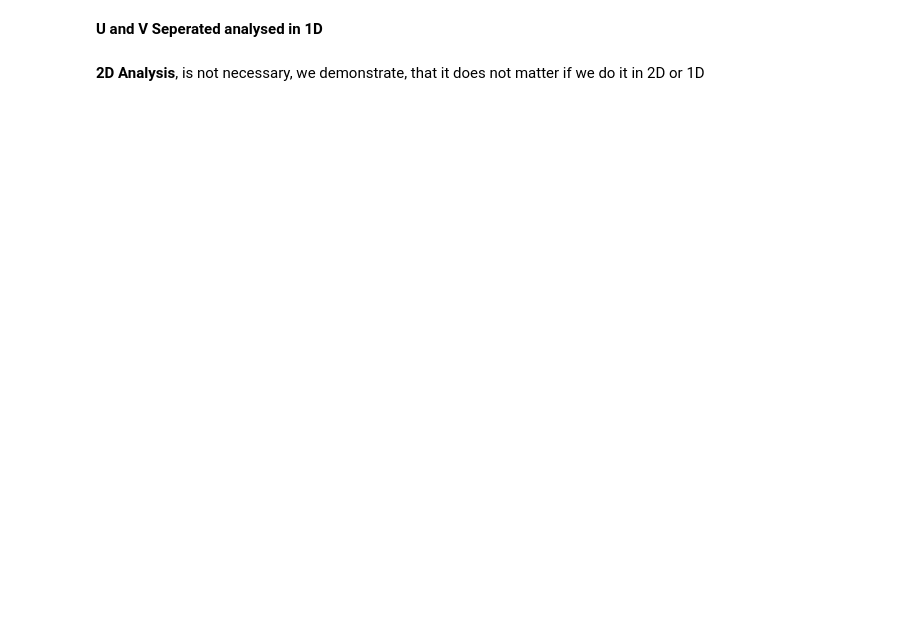
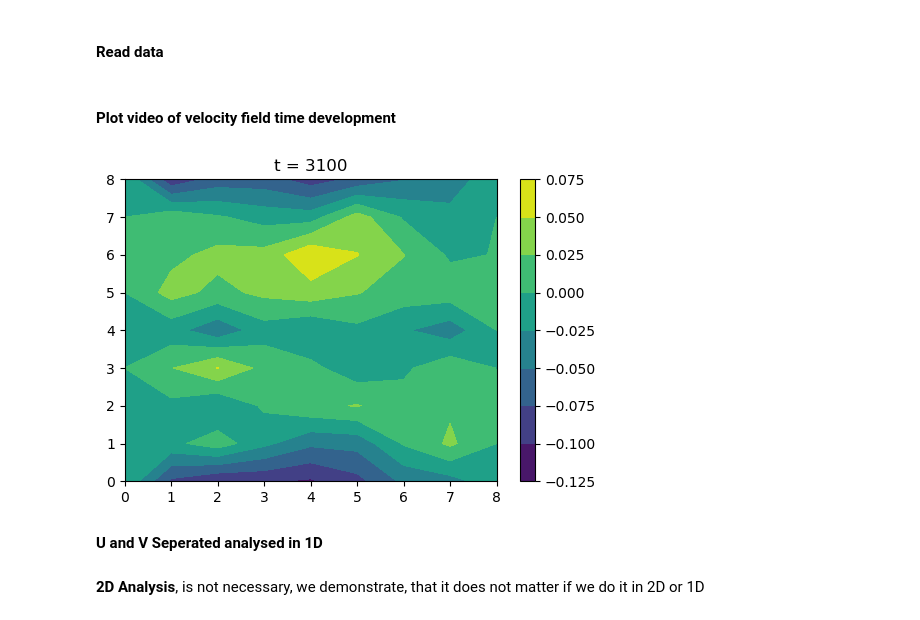
Before and after one commit to ryokurashina/jamboree2019, a Jupyter notebook: horizontal_winds/EOF_Analysis.ipynb, the cells around one changed output. Drawn from its saved outputs; the diff is of its cells as text; code cells hidden in the pictures; blank space fills up the shorter version.

```diff
--- a/horizontal_winds/EOF_Analysis.ipynb
+++ b/horizontal_winds/EOF_Analysis.ipynb
@@ -40,3 +62,5 @@ def get_eofs(eof_rawdata):
+# %% [markdown]
+#### Read data
 # %%
 v_x_pandas=pd.read_csv('velocity_x.csv')
 v_y_pandas=pd.read_csv('velocity_y.csv')
@@ -46,3 +73,31 @@ v_y=v_y_pandas.values[:,1:]
+# %% [markdown]
+#### Plot video of velocity field time development
+# %%
+tstart = 3000
+tstop = 3100
+tstep = 50
+var = v_y_2D
+# defines field and time vector
+trange = slice(tstart, tstop + 1, tstep)
+tsteps = np.arange(tstart, tstop + 1, tstep)
+field=var[trange, :, :]
+# first plot
+vmax = np.nanmax(field)
+vmin = np.nanmin(field)
+levels = np.linspace(vmin, vmax, 256)
+fig, ax = plt.subplots(dpi=100)
+cs = ax.contourf(field[0])
+cbar = plt.colorbar(cs)
+# display video
+for i, f in enumerate(field):
+    ax.collections = []
+    cs = ax.contourf(f)
+    plt.title("t = %s" % (tsteps[i]))
+    IPython.display.display(fig)
+    IPython.display.clear_output(wait=True)
+    time.sleep(0.5)
+# %% [output]
+[figure, added]
 # %% [markdown]
 **U and V Seperated analysed in 1D**
 # %%
```
Also changed, not shown: parts of 11 cells of this notebook.
